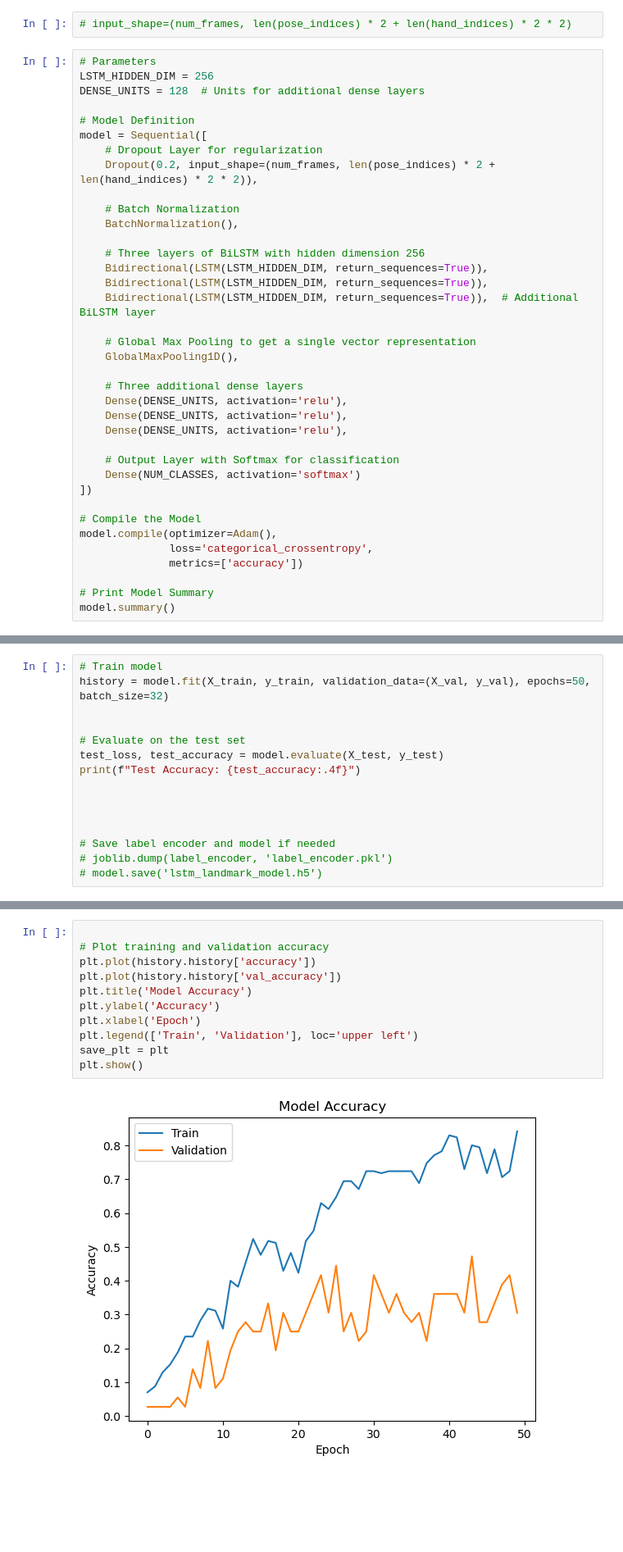
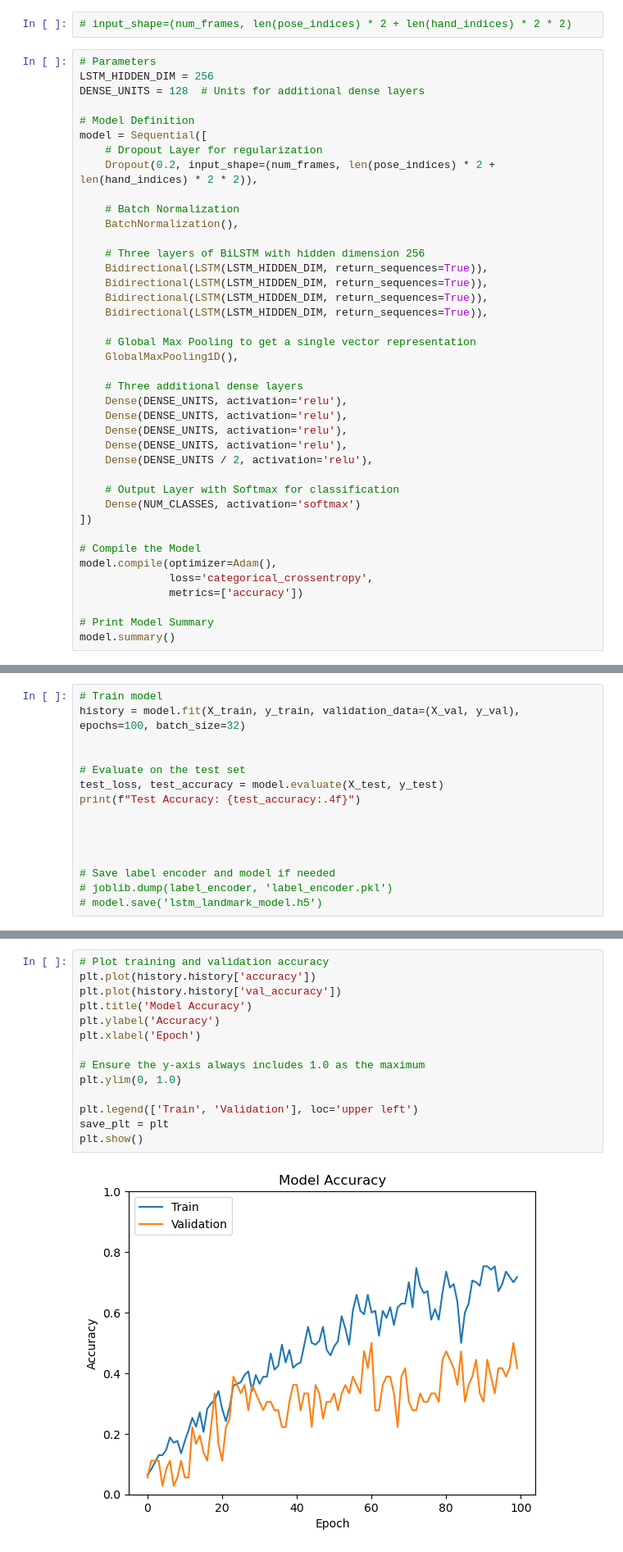
Before and after one commit to Neethamadhu-Madurasinghe/sign_language, a Jupyter notebook: model_training/model_3.ipynb, the cells around one changed output, grey strips where cells are left out. Shown at 82% size. Drawn from its saved outputs; the diff is of its cells as text; blank space fills up the shorter version.

Commit message:
Try same Transfer learning wih complex model

```diff
--- a/model_training/model_3.ipynb
+++ b/model_training/model_3.ipynb
@@ -175,7 +175,8 @@ model = Sequential([
     # Three layers of BiLSTM with hidden dimension 256
     Bidirectional(LSTM(LSTM_HIDDEN_DIM, return_sequences=True)),
     Bidirectional(LSTM(LSTM_HIDDEN_DIM, return_sequences=True)),
-    Bidirectional(LSTM(LSTM_HIDDEN_DIM, return_sequences=True)),  # Additional BiLSTM layer
+    Bidirectional(LSTM(LSTM_HIDDEN_DIM, return_sequences=True)),
+    Bidirectional(LSTM(LSTM_HIDDEN_DIM, return_sequences=True)),
 
     # Global Max Pooling to get a single vector representation
     GlobalMaxPooling1D(),
@@ -184,6 +185,8 @@ model = Sequential([
     Dense(DENSE_UNITS, activation='relu'),
     Dense(DENSE_UNITS, activation='relu'),
     Dense(DENSE_UNITS, activation='relu'),
+    Dense(DENSE_UNITS, activation='relu'),
+    Dense(DENSE_UNITS / 2, activation='relu'),
 
     # Output Layer with Softmax for classification
     Dense(NUM_CLASSES, activation='softmax')
@@ -221,6 +224,6 @@ plot_model(model, to_file='model.png', show_shapes=True, show_layer_names=True)
 # %%
 # Train model
-history = model.fit(X_train, y_train, validation_data=(X_val, y_val), epochs=50, batch_size=32)
+history = model.fit(X_train, y_train, validation_data=(X_val, y_val), epochs=100, batch_size=32)
 
 
 # Evaluate on the test set
@@ -254,16 +257,19 @@ Test Accuracy: 0.1351
 # %%
-
 # Plot training and validation accuracy
 plt.plot(history.history['accuracy'])
 plt.plot(history.history['val_accuracy'])
 plt.title('Model Accuracy')
 plt.ylabel('Accuracy')
 plt.xlabel('Epoch')
+
+# Ensure the y-axis always includes 1.0 as the maximum
+plt.ylim(0, 1.0)
+
 plt.legend(['Train', 'Validation'], loc='upper left')
 save_plt = plt
 plt.show()
 # %% [output]
-[figure, old version]
+[figure, new version]
 # %%
 exp_number = 3
 description = "Experiment with WLASL dataset with Top most 20 classes. About 250 videos. This should be compared with the results in exp 4. which is planned to be the first transfer leaning approach"
```
Also changed, not shown: parts of 7 cells of this notebook, 5 other files.
